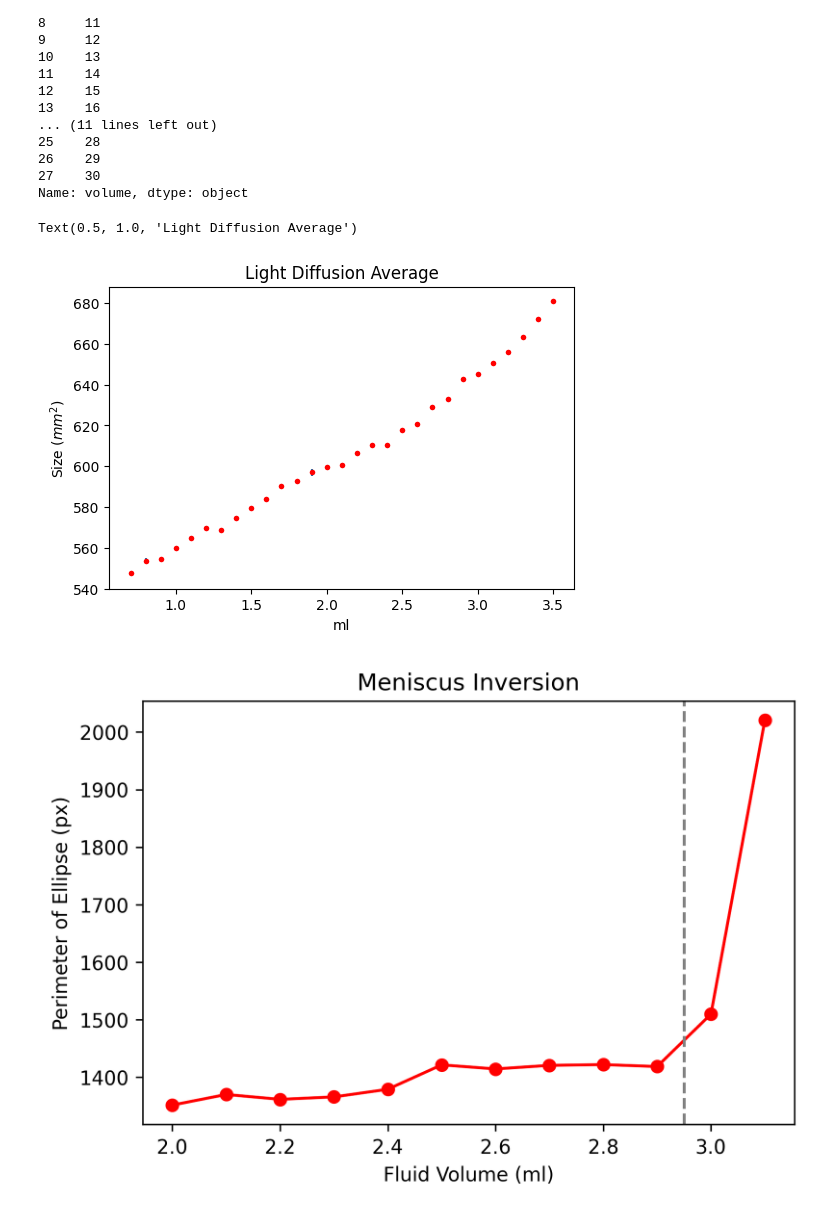
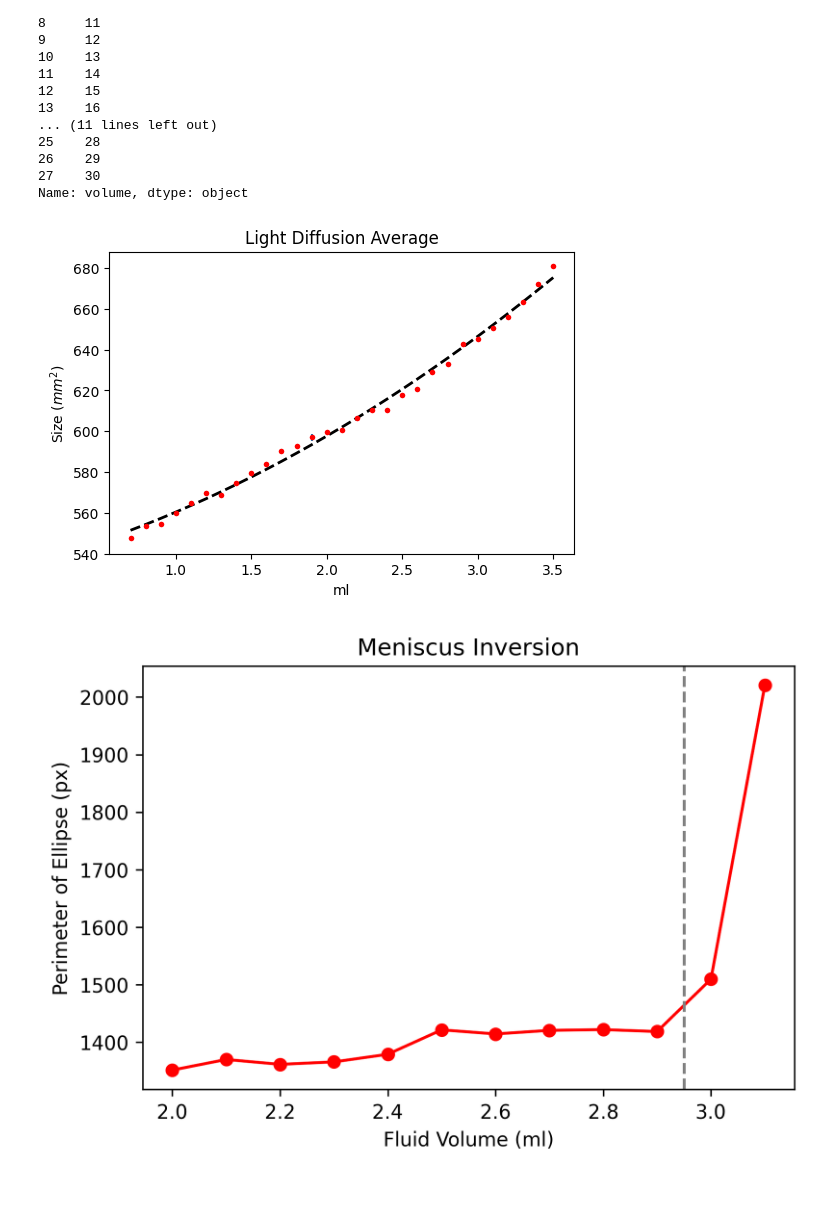
Before and after one commit to braingeneers/Blob-Measuring-with-Computer-Vision, a Jupyter notebook: Plotting-Data.ipynb, the cells around one changed output. Saved outputs shown, nothing was run; the diff lists cells and outputs as text; code cells hidden in the pictures.

```diff
--- a/Plotting-Data.ipynb
+++ b/Plotting-Data.ipynb
@@ -116,20 +116,27 @@ Name: volume, dtype: object
 # %%
 plt.rcParams['figure.dpi'] = 100
 fig, ax = plt.subplots()
 
 # plt.errorbar(df.volume, df["mean"], yerr=df["var"],fmt="o", marker='s', mfc='red',
 #          mec='green')#, ms=20, mew=4)
 startIndex = 5
 endIndex = -1
 ax.errorbar(frame.volume[startIndex:endIndex], frame.perimeter_pb_mean[startIndex:endIndex], yerr=frame.perimeter_pb_stdev[startIndex:endIndex],
          fmt="o", mfc='red', ms=4, mew=0)#, marker='s', mfc='red',
          #mec='green')#, ms=20, mew=4)
 ax.set_ylabel('Size ($mm^2$)')
 ax.set_xlabel('ml')
 ax.set_title("Light Diffusion Average")
+
+x=frame.volume[startIndex:endIndex]
+y=frame.perimeter_pb_mean[startIndex:endIndex]
+z = np.polyfit(x, y, 2)
+z_inv = np.polyfit(y, x, 2)
+p = np.poly1d(z)
+ax.plot(x,p(x),'k--',linewidth=2)
+color = 0.8
 # %% [output]
-Text(0.5, 1.0, 'Light Diffusion Average')
-[figure, old version]
+[figure, new version]
 # %%
 # plt.plot(frame.volume, frame["perimeter_mean"], marker='s', mfc='red',
 #          mec='green')#, ms=20, mew=4)
```
Also changed, not shown: parts of 2 cells of this notebook, 1 other file.
